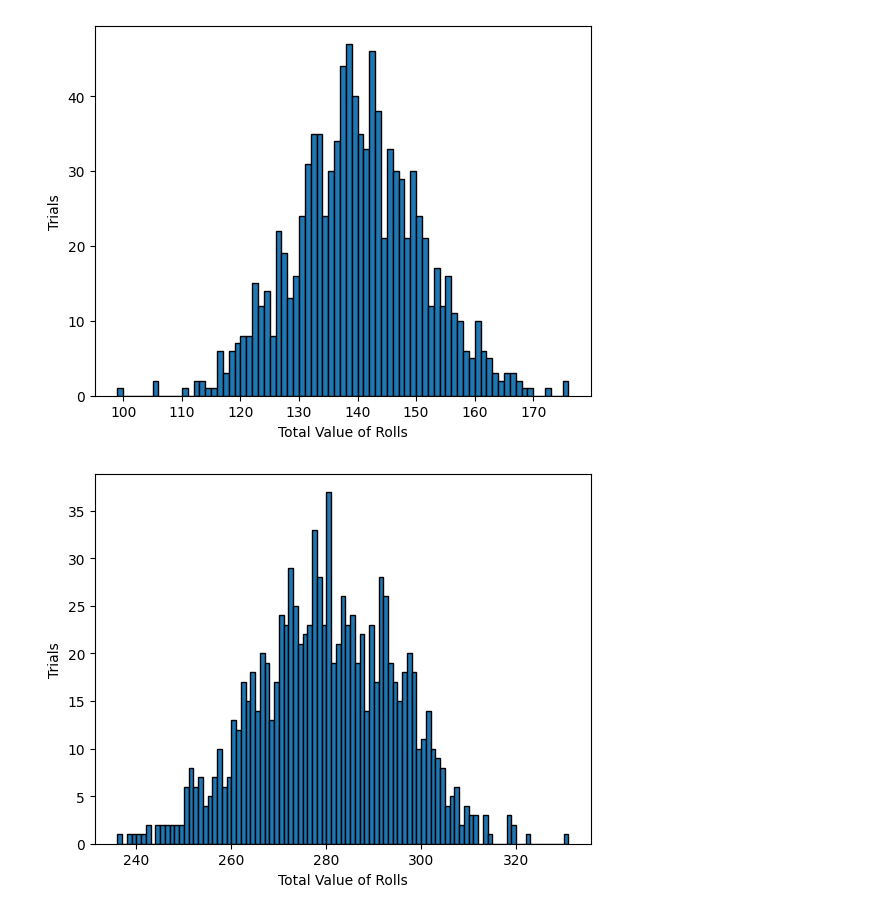
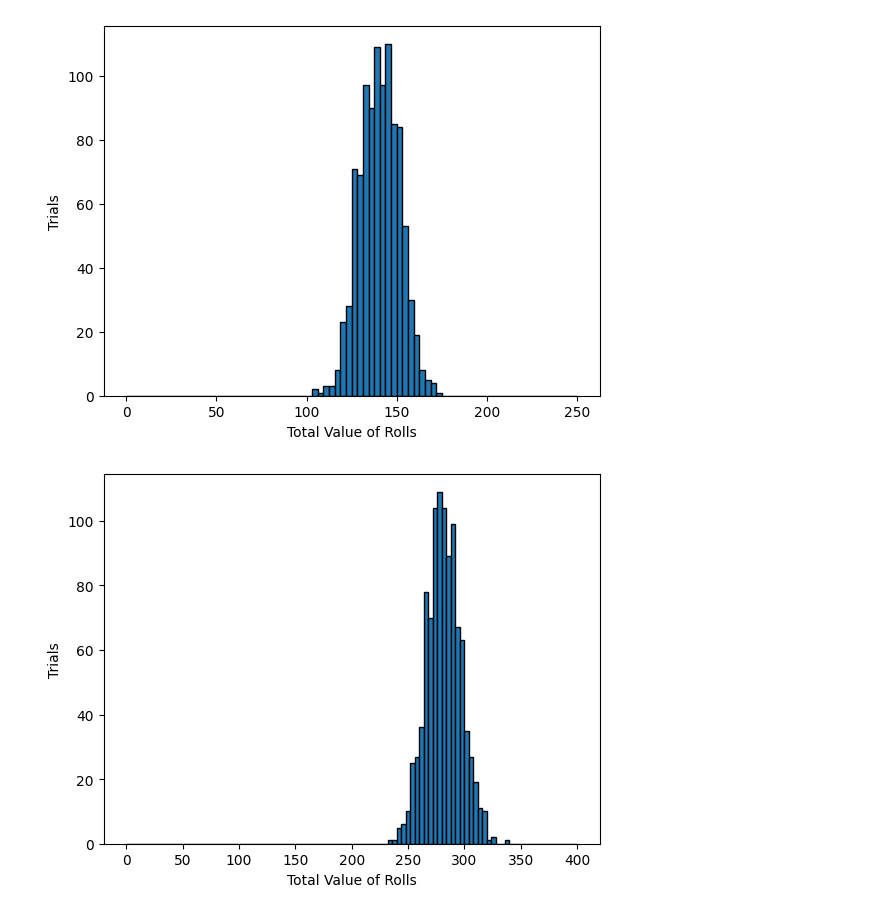
Before and after one commit to RachelK23/STAT400_CLT_Project, a Jupyter notebook: STAT400_CLT_Project.ipynb, the cells around one changed output. Cells and saved outputs as stored; diff of their text form; code cells hidden in the pictures.

```diff
--- a/STAT400_CLT_Project.ipynb
+++ b/STAT400_CLT_Project.ipynb
@@ -120,26 +120,26 @@ for y in range(1000):
     sample.append(rolls)
     rolls = 0
 
-plt.hist(sample, bins=77, edgecolor='black')
+plt.hist(sample, bins=80, edgecolor='black', range = [0, 250])
 plt.xlabel('Total Value of Rolls')
 plt.ylabel('Trials')
 plt.show()
 # %% [output]
-[figure, old version]
+[figure, new version]
 # %%
 # Task 2, n = 80
 sample = []
 rolls = 0
 
 for y in range(1000):
     for x in range(80):
         rolls = rolls + random.randint(1,6)
     sample.append(rolls)
     rolls = 0
 
-plt.hist(sample, bins=95, edgecolor='black')
+plt.hist(sample, bins=100, edgecolor='black', range = [0, 400])
 plt.xlabel('Total Value of Rolls')
 plt.ylabel('Trials')
 plt.show()
 # %% [output]
-[figure, old version]
+[figure, new version]
```
Also changed, not shown: parts of 14 cells of this notebook.
